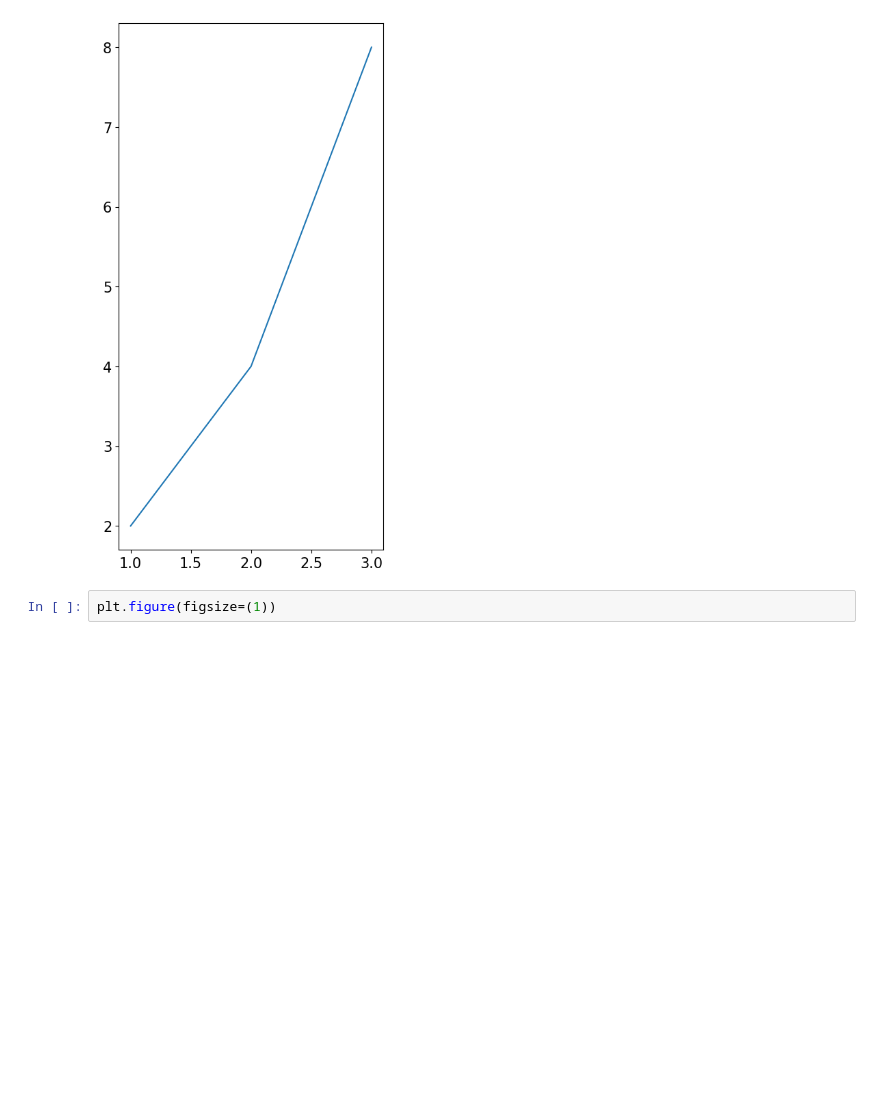
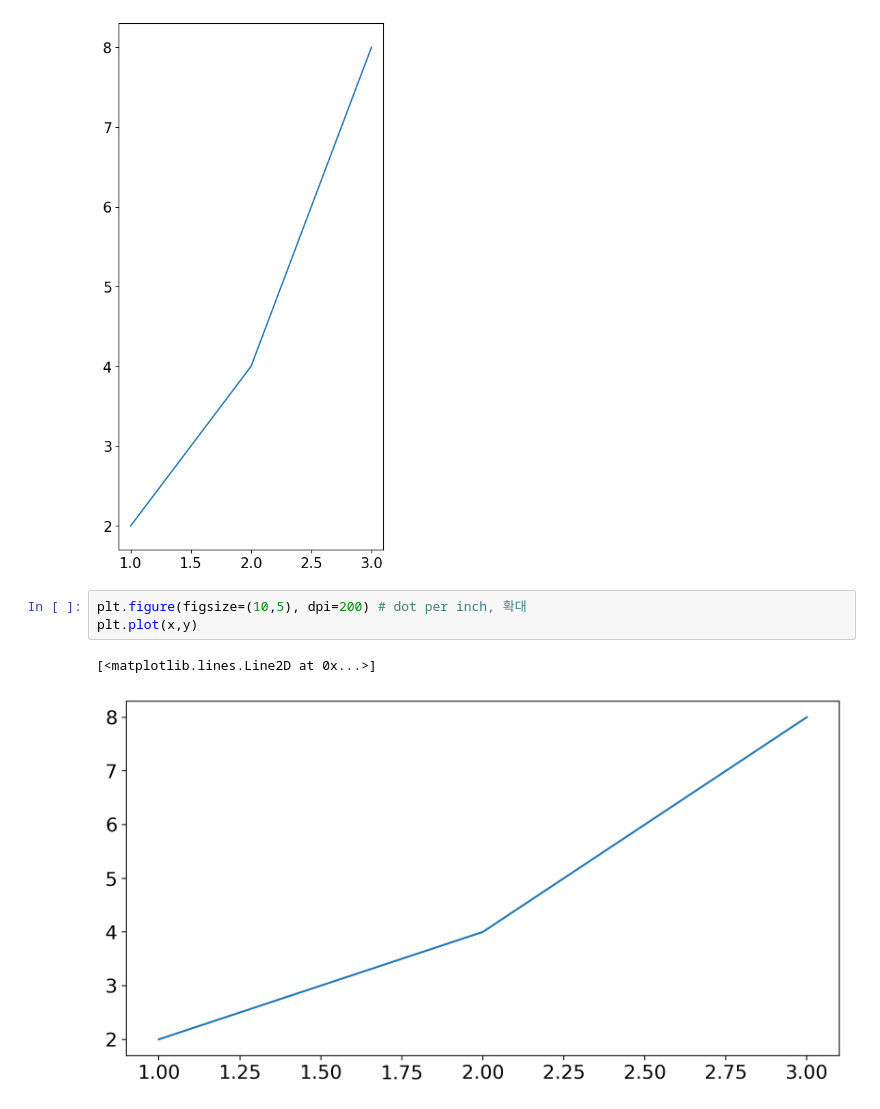
Before and after one commit to kngsujng/Data-Analysis_Study, a Jupyter notebook: PythonDataWorkspace/Matplotlib/04. 스타일.ipynb, the cells around one changed output. Cells and saved outputs as stored; diff of their text form; blank space fills up the shorter version.

```diff
--- a/PythonDataWorkspace/Matplotlib/04. 스타일.ipynb
+++ b/PythonDataWorkspace/Matplotlib/04. 스타일.ipynb
@@ -152,5 +152,9 @@ plt.plot(x,y)
 # %% [output]
 [<matplotlib.lines.Line2D at 0x...>]
 [figure]
-# %%
-plt.figure(figsize=(1))
+# %%
+plt.figure(figsize=(10,5), dpi=200) # dot per inch, 확대
+plt.plot(x,y)
+# %% [output]
+[<matplotlib.lines.Line2D at 0x...>]
+[figure, added]
```
Also changed, not shown: parts of 3 cells of this notebook, 4 other files.
